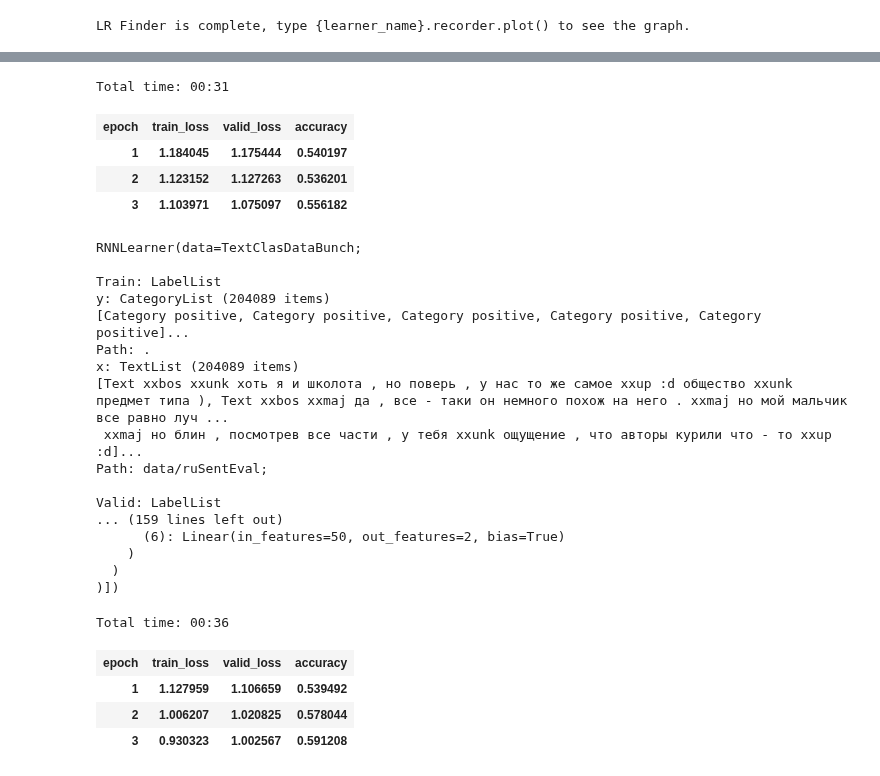
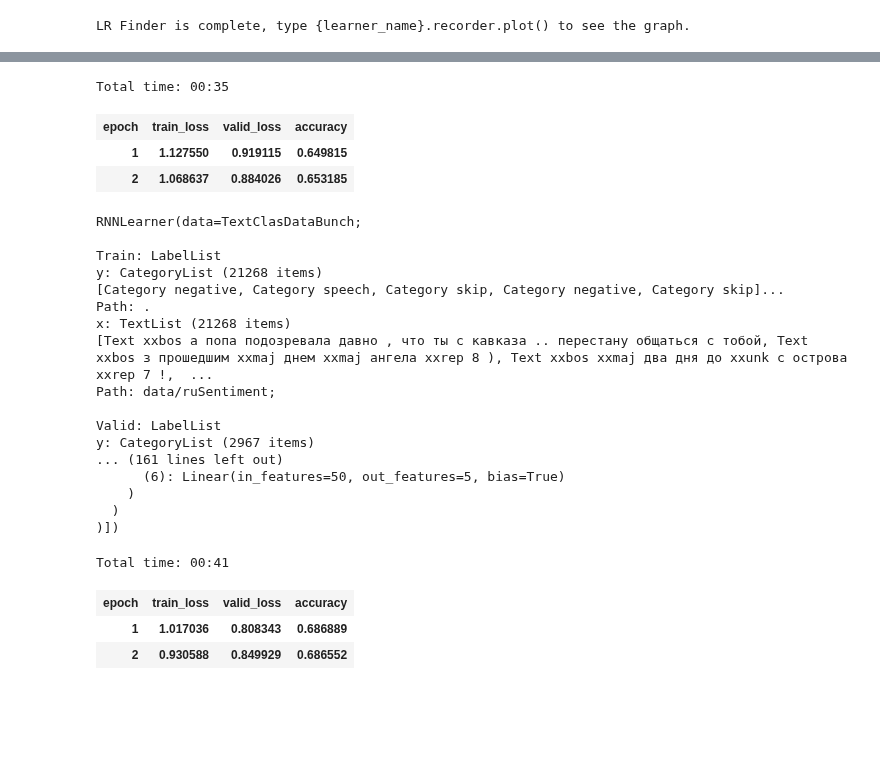
Before and after one commit to n-waves/multifit, a Jupyter notebook: experiments/wiki-100-unk-lm.ipynb, the cells around one changed output, grey strips where cells are left out. Saved outputs shown, nothing was run; the diff lists cells and outputs as text; code cells hidden in the pictures; blank space fills up the shorter version.

```diff
--- a/experiments/wiki-100-unk-lm.ipynb
+++ b/experiments/wiki-100-unk-lm.ipynb
@@ -403,13 +460,12 @@ learner.recorder.plot()
 # %%
 moms=(0.8,0.7)
 # %%
-learner.fit_one_cycle(3, 1e-2, moms=moms)
+learner.fit_one_cycle(2, 2e-2, moms=moms)
 # %% [output]
-Total time: 00:31
+Total time: 00:35
 | epoch | train_loss | valid_loss | accuracy |
-| 1 | 1.184045 | 1.175444 | 0.540197 |
-| 2 | 1.123152 | 1.127263 | 0.536201 |
-| 3 | 1.103971 | 1.075097 | 0.556182 |
+| 1 | 1.127550 | 0.919115 | 0.649815 |
+| 2 | 1.068637 | 0.884026 | 0.653185 |
 # %%
 learner.save('first')
 # %%
@@ -418,29 +474,28 @@ learner.load('first')
 RNNLearner(data=TextClasDataBunch;
 
 Train: LabelList
-y: CategoryList (204089 items)
-[Category positive, Category positive, Category positive, Category positive, Category positive]...
+y: CategoryList (21268 items)
+[Category negative, Category speech, Category skip, Category negative, Category skip]...
 Path: .
-x: TextList (204089 items)
-[Text xxbos xxunk хоть я и школота , но поверь , у нас то же самое xxup :d общество xxunk предмет типа ), Text xxbos xxmaj да , все - таки он немного похож на него . xxmaj но мой мальчик все равно луч ...
- xxmaj но блин , посмотрев все части , у тебя xxunk ощущение , что авторы курили что - то xxup :d]...
-Path: data/ruSentEval;
+x: TextList (21268 items)
+[Text xxbos а попа подозревала давно , что ты с кавказа .. перестану общаться с тобой, Text xxbos з прошедшим xxmaj днем xxmaj ангела xxrep 8 ), Text xxbos xxmaj два дня до xxunk с острова xxrep 7 !,  ...
+Path: data/ruSentiment;
 
 Valid: LabelList
-... (159 lines left out)
-      (6): Linear(in_features=50, out_features=2, bias=True)
+y: CategoryList (2967 items)
+... (161 lines left out)
+      (6): Linear(in_features=50, out_features=5, bias=True)
     )
   )
 )])
 # %%
 learner.freeze_to(-2)
-learner.fit_one_cycle(3, slice(1e-2/(2.6**4),1e-2), moms=moms)
+learner.fit_one_cycle(2, slice(1e-2/(2.6**4),1e-2), moms=moms)
 # %% [output]
-Total time: 00:36
+Total time: 00:41
 | epoch | train_loss | valid_loss | accuracy |
-| 1 | 1.127959 | 1.106659 | 0.539492 |
-| 2 | 1.006207 | 1.020825 | 0.578044 |
-| 3 | 0.930323 | 1.002567 | 0.591208 |
+| 1 | 1.017036 | 0.808343 | 0.686889 |
+| 2 | 0.930588 | 0.849929 | 0.686552 |
 # %%
 learner.save('second')
 # %%
```
Also changed, not shown: parts of 41 cells of this notebook.
